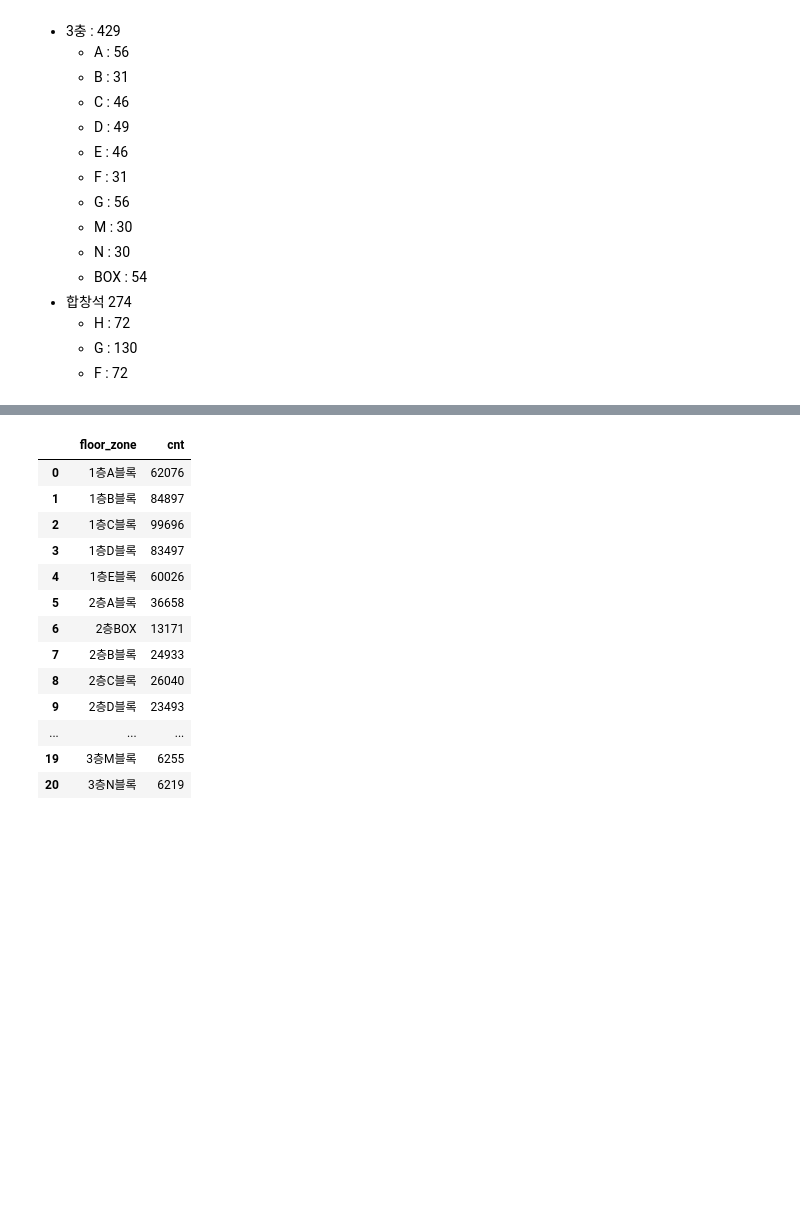
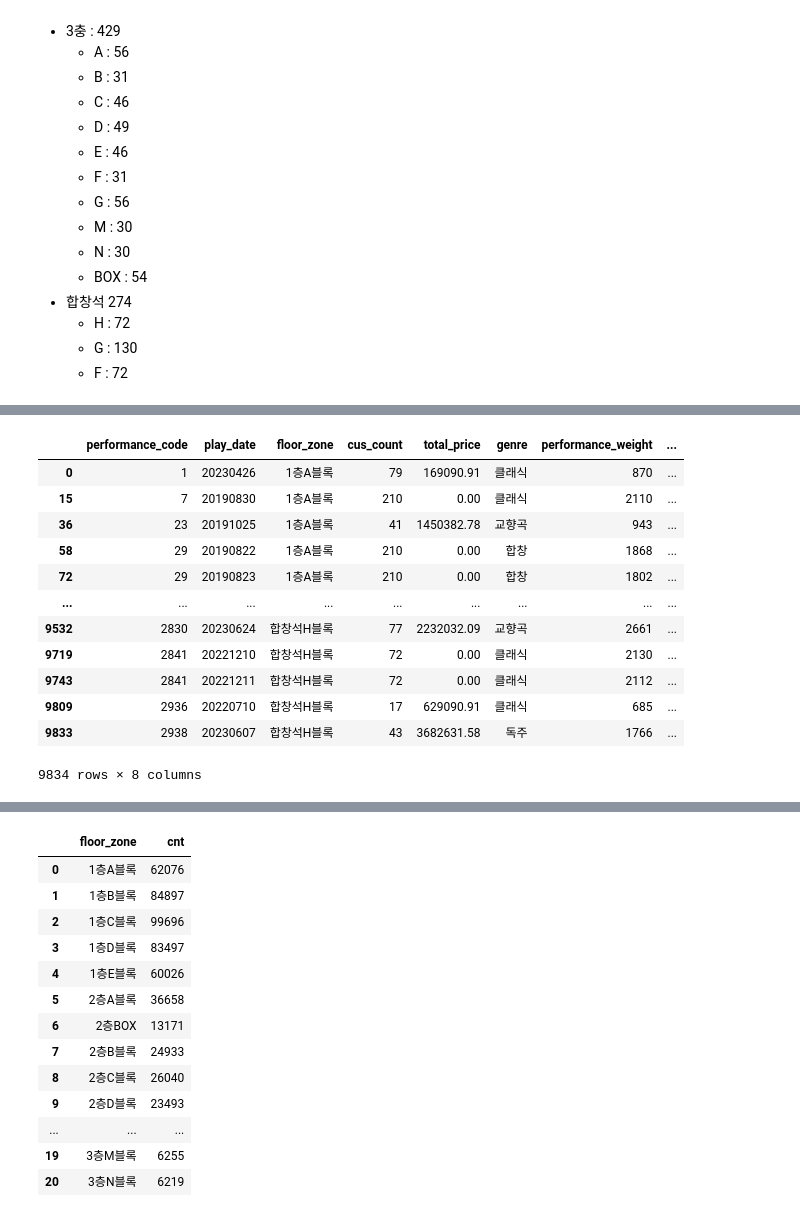
Before and after one commit to damidaa/bigcontest_2023, a Jupyter notebook: preprocessing/EDA.ipynb, the cells around one changed output, grey strips where cells are left out. Saved outputs shown, nothing was run; the diff lists cells and outputs as text; code cells hidden in the pictures; blank space fills up the shorter version.

```diff
--- a/preprocessing/EDA.ipynb
+++ b/preprocessing/EDA.ipynb
@@ -202,0 +165,3 @@ df[ (df['floor_zone']== '1층A블록') | ( df['floor_zone'] == '1층E블록' )]
+# %%
+df_genre_count = pd.merge(left=df_group, right=df_genre, on=['performance_code'])
+df_genre_count.head(1)
@@ -202,0 +171,4 @@ df[ (df['floor_zone']== '1층A블록') | ( df['floor_zone'] == '1층E블록' )]
+# %%
+df_p_cnt = df_genre_count.groupby(['performance_code','play_date'],as_index=False).cus_count.sum()
+df_p_cnt.rename(columns = {'cus_count' : 'performance_weight'},inplace=True)
+df_p_cnt
@@ -202,0 +189,3 @@ df[ (df['floor_zone']== '1층A블록') | ( df['floor_zone'] == '1층E블록' )]
+# %%
+df_weight = df_genre_count.merge(df_p_cnt,how='left',on=['performance_code','play_date'])
+df_weight
@@ -203,2 +206,9 @@ df[ (df['floor_zone']== '1층A블록') | ( df['floor_zone'] == '1층E블록' )]
+# %%
+from sklearn.preprocessing import MinMaxScaler
+def scale (df):
+    scaler = MinMaxScaler()
+    df['seat_weight'] = scaler.fit_transform(df[['cus_count']])
+    df['seat_weight'] = df['seat_weight'].mean()
+    return df
 # %%
 from sklearn.preprocessing import MinMaxScaler
@@ -242,0 +247,17 @@ def floor_zone_scale(df):
+# %%
+df_weight = floor_zone_scale(df_weight)
+df_weight
+# %% [output]
+|  | performance_code | play_date | floor_zone | cus_count | total_price | genre | performance_weight | ... |
+| 0 | 1 | 20230426 | 1층A블록 | 79 | 169090.91 | 클래식 | 870 | ... |
+| 15 | 7 | 20190830 | 1층A블록 | 210 | 0.00 | 클래식 | 2110 | ... |
+| 36 | 23 | 20191025 | 1층A블록 | 41 | 1450382.78 | 교향곡 | 943 | ... |
+| 58 | 29 | 20190822 | 1층A블록 | 210 | 0.00 | 합창 | 1868 | ... |
+| 72 | 29 | 20190823 | 1층A블록 | 210 | 0.00 | 합창 | 1802 | ... |
+| ... | ... | ... | ... | ... | ... | ... | ... | ... |
+| 9532 | 2830 | 20230624 | 합창석H블록 | 77 | 2232032.09 | 교향곡 | 2661 | ... |
+| 9719 | 2841 | 20221210 | 합창석H블록 | 72 | 0.00 | 클래식 | 2130 | ... |
+| 9743 | 2841 | 20221211 | 합창석H블록 | 72 | 0.00 | 클래식 | 2112 | ... |
+| 9809 | 2936 | 20220710 | 합창석H블록 | 17 | 629090.91 | 클래식 | 685 | ... |
+| 9833 | 2938 | 20230607 | 합창석H블록 | 43 | 3682631.58 | 독주 | 1766 | ... |
+9834 rows × 8 columns
```
Also changed, not shown: parts of 28 cells of this notebook.
